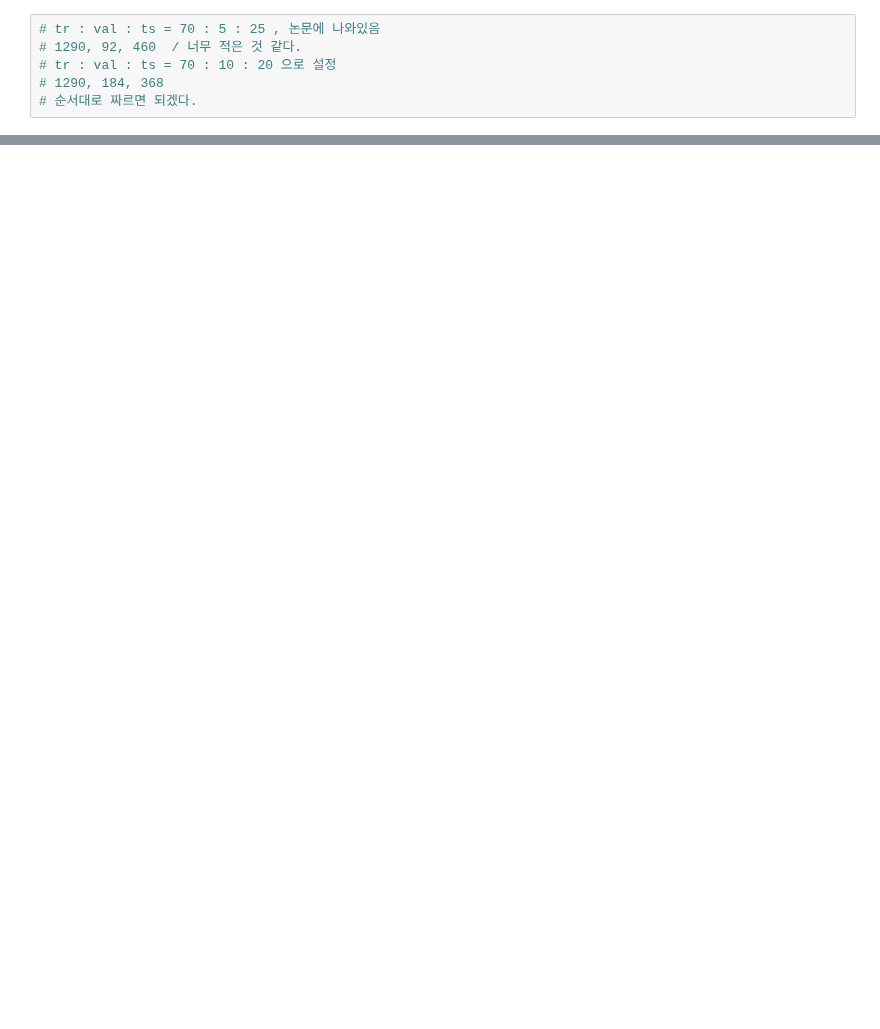
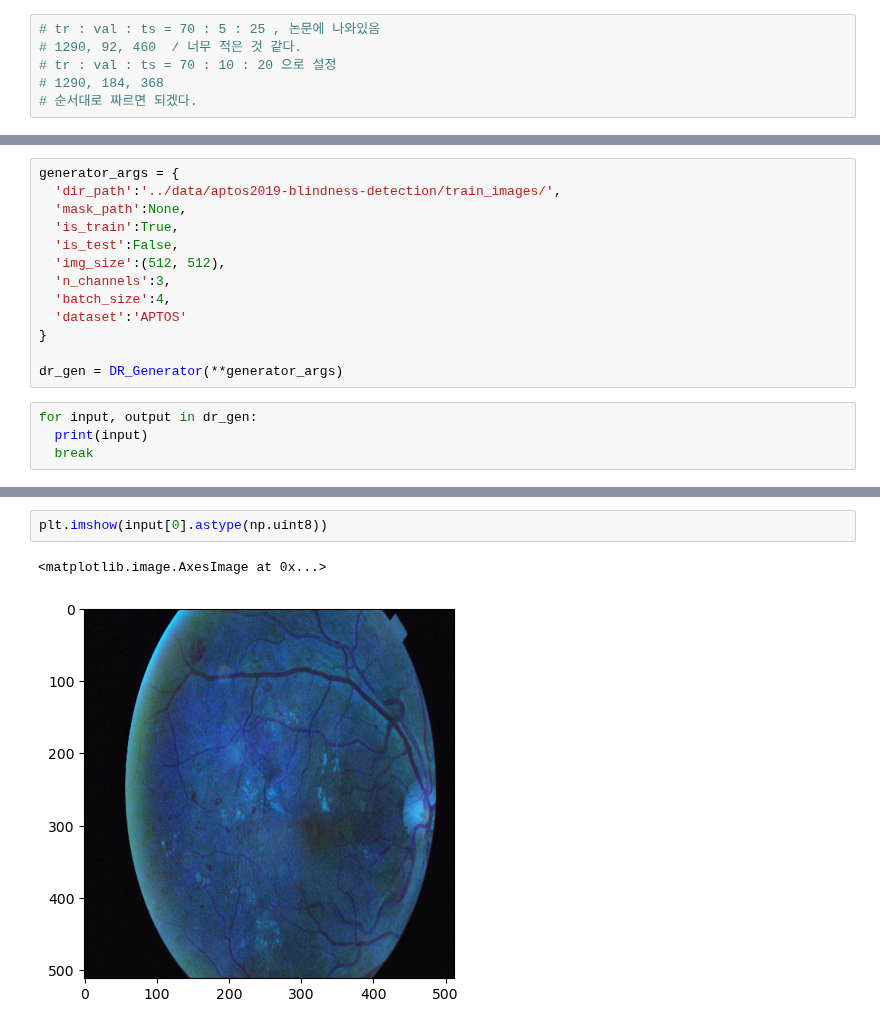
Before and after one commit to ktm379/DR-GeuAl, a Jupyter notebook: code/data_generator.ipynb, the cells around one changed output, grey strips where cells are left out. Saved outputs shown, nothing was run; the diff lists cells and outputs as text; blank space fills up the shorter version.

Commit message:
add Unet, generator

```diff
--- a/code/data_generator.ipynb
+++ b/code/data_generator.ipynb
@@ -142,0 +165,17 @@ class DR_Generator(tf.keras.utils.Sequence):
+# %%
+generator_args = {
+  'dir_path':'../data/aptos2019-blindness-detection/train_images/',
+  'mask_path':None,
+  'is_train':True,
+  'is_test':False,
+  'img_size':(512, 512),
+  'n_channels':3,
+  'batch_size':4,
+  'dataset':'APTOS'
+}
+
+dr_gen = DR_Generator(**generator_args)
+# %%
+for input, output in dr_gen:
+  print(input)
+  break
@@ -142,0 +224,5 @@ class DR_Generator(tf.keras.utils.Sequence):
+# %%
+plt.imshow(input[0].astype(np.uint8))
+# %% [output]
+<matplotlib.image.AxesImage at 0x...>
+[figure, added]
```
Also changed, not shown: parts of 6 cells of this notebook, 4 other files.
